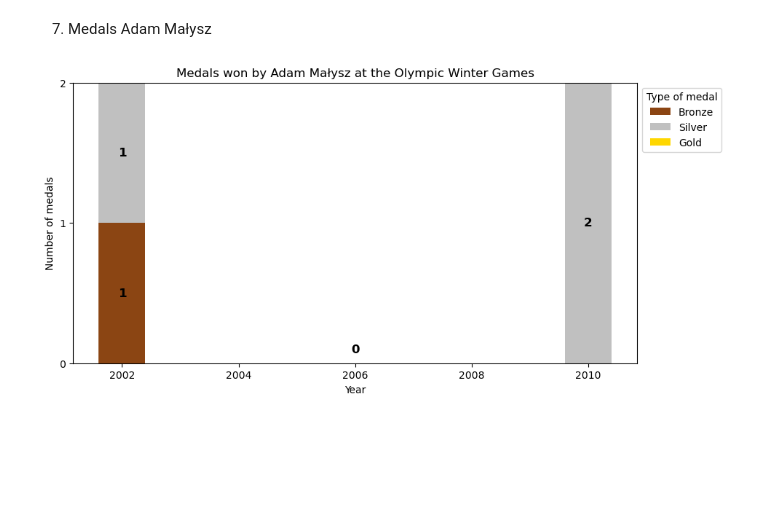
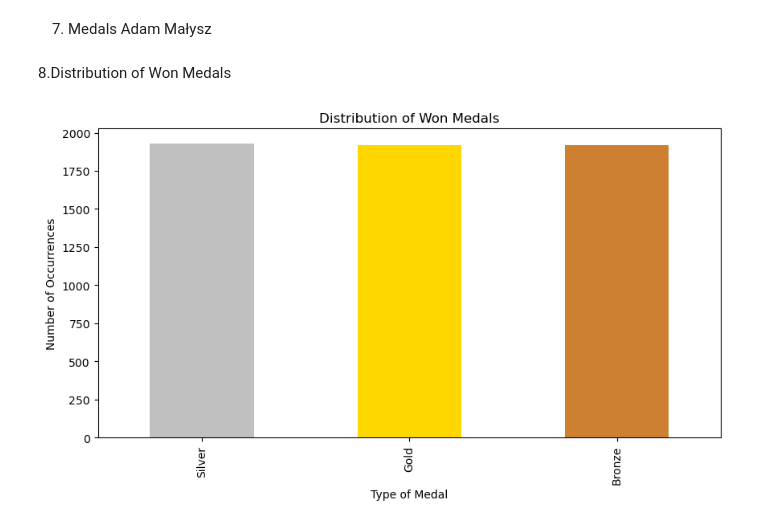
Before and after one commit to mrmateuszcieslak/WinterOlympicGames, a Jupyter notebook: Winter Olympics Games 1924-2014 Analysis Data.ipynb, the cells around one changed output. Saved outputs shown, nothing was run; the diff lists cells and outputs as text; code cells hidden in the pictures; blank space fills up the shorter version.

```diff
--- a/Winter Olympics Games 1924-2014 Analysis Data.ipynb
+++ b/Winter Olympics Games 1924-2014 Analysis Data.ipynb
@@ -121,69 +121,3 @@ plt.show()
 [figure]
 # %% [markdown]
 7. Medals Adam Małysz
-# %%
-# Filtrowanie danych pod kątem Adama Małysza
-malysz_medals_l = df[df['Athlete'].str.contains("MALYSZ", case=False, na=False)]
-
-# Przygotowanie danych do wykresu
-years = malysz_medals_l["Year"].unique()
-medal_types = ["Gold", "Silver", "Bronze"]
-medal_counts = {year: {medal: 0 for medal in medal_types} for year in years}
-
-# Zliczanie medali dla każdego roku
-for _, row in malysz_medals_l.iterrows():
-    medal_counts[row["Year"]][row["Medal"]] += 1
-
-# Dodanie roku 2006 z zerowymi wartościami do danych
-if 2006 not in years:
-    years = np.append(years, 2006)
-    medal_counts[2006] = {medal: 0 for medal in medal_types}
-
-# Posortowanie lat
-years_sorted = sorted(medal_counts.keys())
-gold_counts = [medal_counts[year]["Gold"] for year in years_sorted]
-silver_counts = [medal_counts[year]["Silver"] for year in years_sorted]
-bronze_counts = [medal_counts[year]["Bronze"] for year in years_sorted]
-
-# Usunięcie lat 2004 i 2008
-years_filtered = [year for year in years_sorted if year not in [2004, 2008]]
-gold_filtered = [gold_counts[i] for i, year in enumerate(years_sorted) if year not in [2004, 2008]]
-silver_filtered = [silver_counts[i] for i, year in enumerate(years_sorted) if year not in [2004, 2008]]
-bronze_filtered = [bronze_counts[i] for i, year in enumerate(years_sorted) if year not in [2004, 2008]]
-
-# Stworzenie wykresu słupkowego
-# Stworzenie wykresu słupkowego z poprawioną etykietą dla brązowego medalu
-fig, ax = plt.subplots(figsize=(10, 5))
-
-# Rysowanie słupków
-bars_bronze = ax.bar(years_filtered, bronze_filtered, color="saddlebrown", label="Bronze")
-bars_silver = ax.bar(years_filtered, silver_filtered, bottom=bronze_filtered, color="silver", label="Silver")
-bars_gold = ax.bar(years_filtered, gold_filtered, bottom=np.array(bronze_filtered) + np.array(silver_filtered), color="gold", label="Gold")
-
-# Dodanie etykiet liczbowych na słupkach
-for bars in [bars_bronze, bars_silver, bars_gold]:
-    for bar in bars:
-        height = bar.get_height()
-        if height > 0:
-            y_position = bar.get_y() + height / 2  # Standardowe wyśrodkowanie etykiety
-            if bar in bars_bronze and height == 1:  # Upewnienie się, że etykieta dla brązowego medalu pozostaje na środku
-                y_position = bar.get_y() + height / 2  # Dokładne wyśrodkowanie w obrębie brązowego słupka
-            ax.text(bar.get_x() + bar.get_width() / 2, y_position, str(int(height)),
-                    ha='center', va='center', fontsize=12, fontweight='bold', color='black')
-
-# Dodanie wartości 0 dla roku 2006
-ax.text(2006, 0.1, '0', ha='center', va='center', fontsize=12, fontweight='bold', color='black')
-
-# Ustawienia wykresu
-ax.set_xlabel("Year")
-ax.set_ylabel("Number of medals")
-ax.set_title("Medals won by Adam Małysz at the Olympic Winter Games")
-ax.yaxis.get_major_locator().set_params(integer=True)  # Ustawienie osi Y na liczby całkowite
-
-# Przeniesienie legendy poza wykres
-ax.legend(title="Type of medal", loc='upper left', bbox_to_anchor=(1, 1))
-
-# Wyświetlenie wykresu
-plt.show()
-# %% [output]
-[figure, removed]
@@ -189,0 +188,12 @@ plt.show()
+# %% [markdown]
+8.Distribution of Won Medals
+# %%
+medal_colors = {"Gold": "gold", "Silver": "silver", "Bronze": "#cd7f32"}
+plt.figure(figsize=(10,5))
+df["Medal"].value_counts().plot(kind="bar", color=[medal_colors.get(medal, "gray") for medal in df["Medal"].value_counts().index])
+plt.xlabel("Type of Medal")
+plt.ylabel("Number of Occurrences")
+plt.title("Distribution of Won Medals")
+plt.show()
+# %% [output]
+[figure, added]
```
Also changed, not shown: parts of 3 cells of this notebook.
